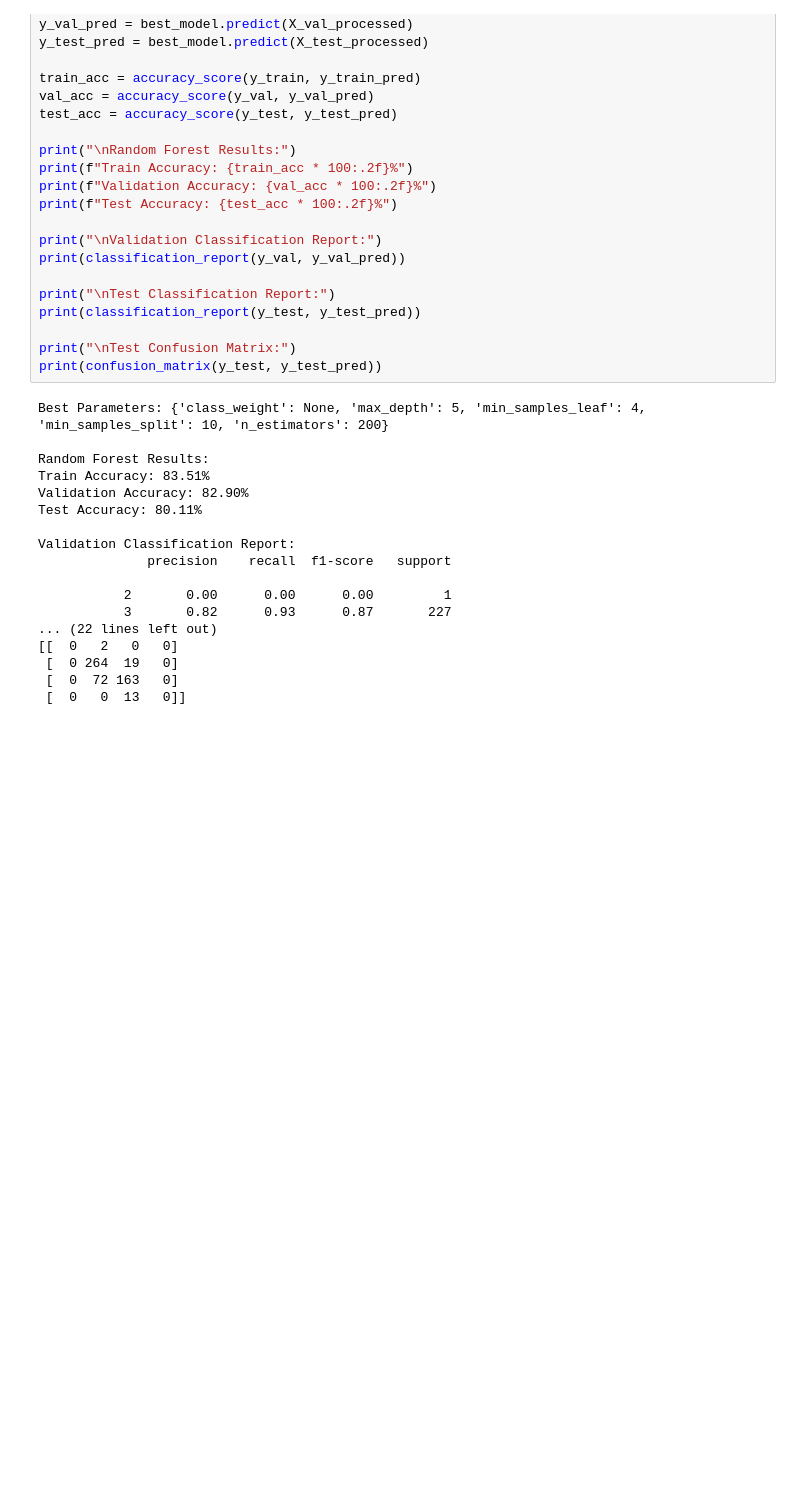
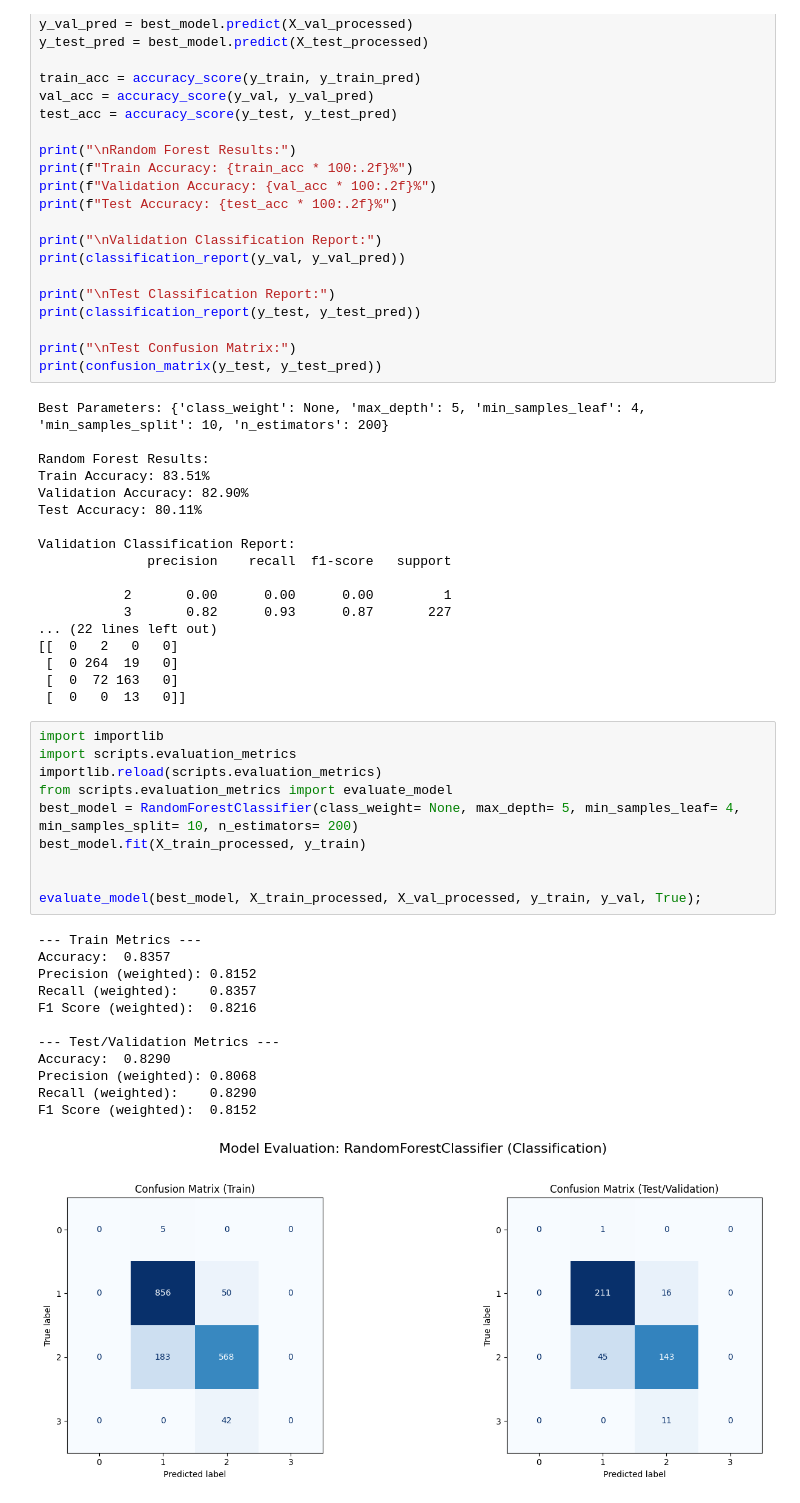
Before and after one commit to SEP4Real/SEP4, a Jupyter notebook: MAL/notebooks/6_random_forest_experiments.ipynb, the cells around one changed output. Drawn from its saved outputs; the diff is of its cells as text; blank space fills up the shorter version.

```diff
--- a/MAL/notebooks/6_random_forest_experiments.ipynb
+++ b/MAL/notebooks/6_random_forest_experiments.ipynb
@@ -115,3 +115,26 @@ Validation Classification Report:
  [  0 264  19   0]
  [  0  72 163   0]
  [  0   0  13   0]]
+# %%
+import importlib
+import scripts.evaluation_metrics
+importlib.reload(scripts.evaluation_metrics)
+from scripts.evaluation_metrics import evaluate_model
+best_model = RandomForestClassifier(class_weight= None, max_depth= 5, min_samples_leaf= 4, min_samples_split= 10, n_estimators= 200)
+best_model.fit(X_train_processed, y_train)
+
+
+evaluate_model(best_model, X_train_processed, X_val_processed, y_train, y_val, True);
+# %% [output]
+--- Train Metrics ---
+Accuracy:  0.8357
+Precision (weighted): 0.8152
+Recall (weighted):    0.8357
+F1 Score (weighted):  0.8216
+
+--- Test/Validation Metrics ---
+Accuracy:  0.8290
+Precision (weighted): 0.8068
+Recall (weighted):    0.8290
+F1 Score (weighted):  0.8152
+[figure, added]
```
Also changed, not shown: 3 other files.
